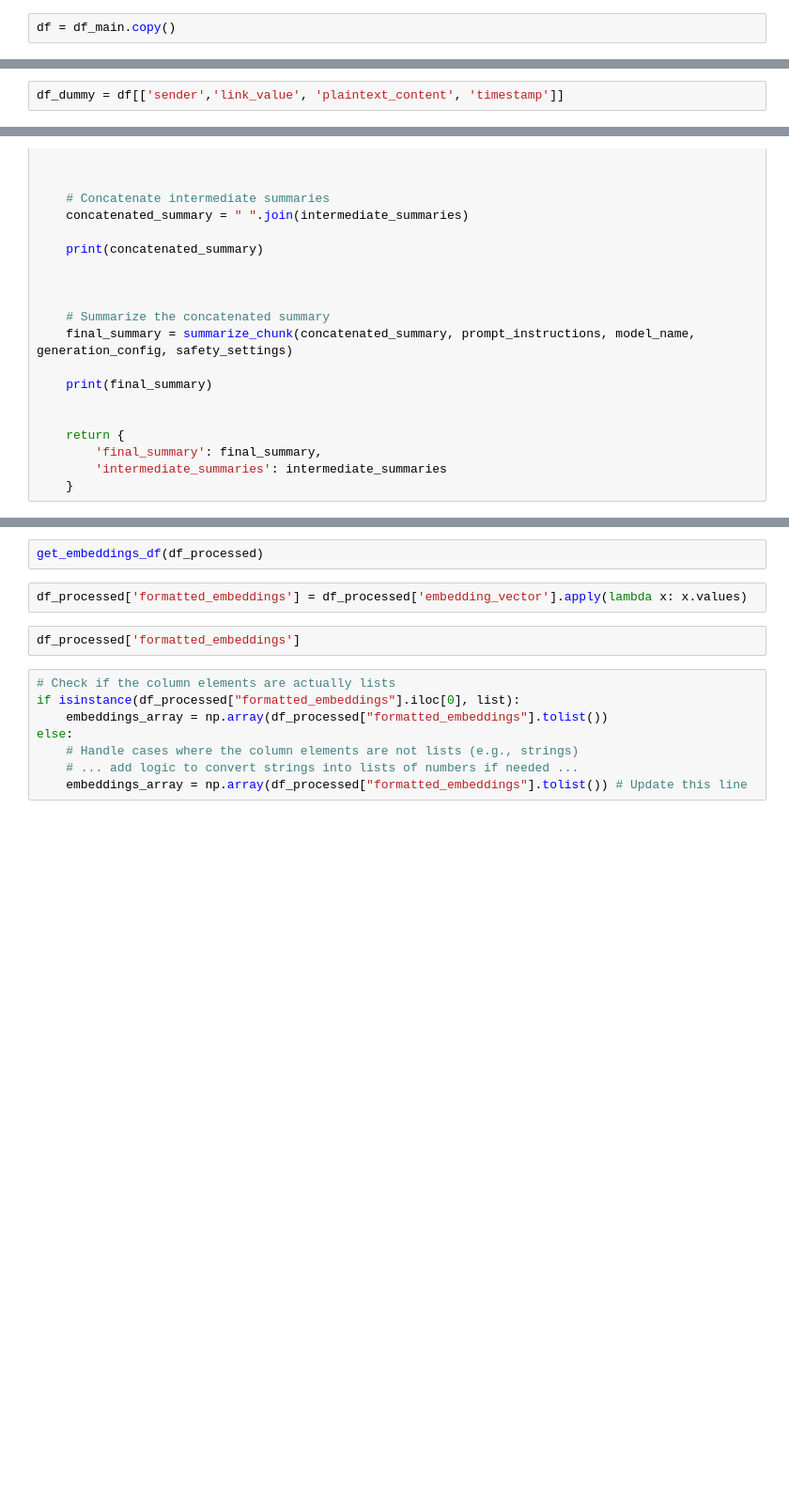
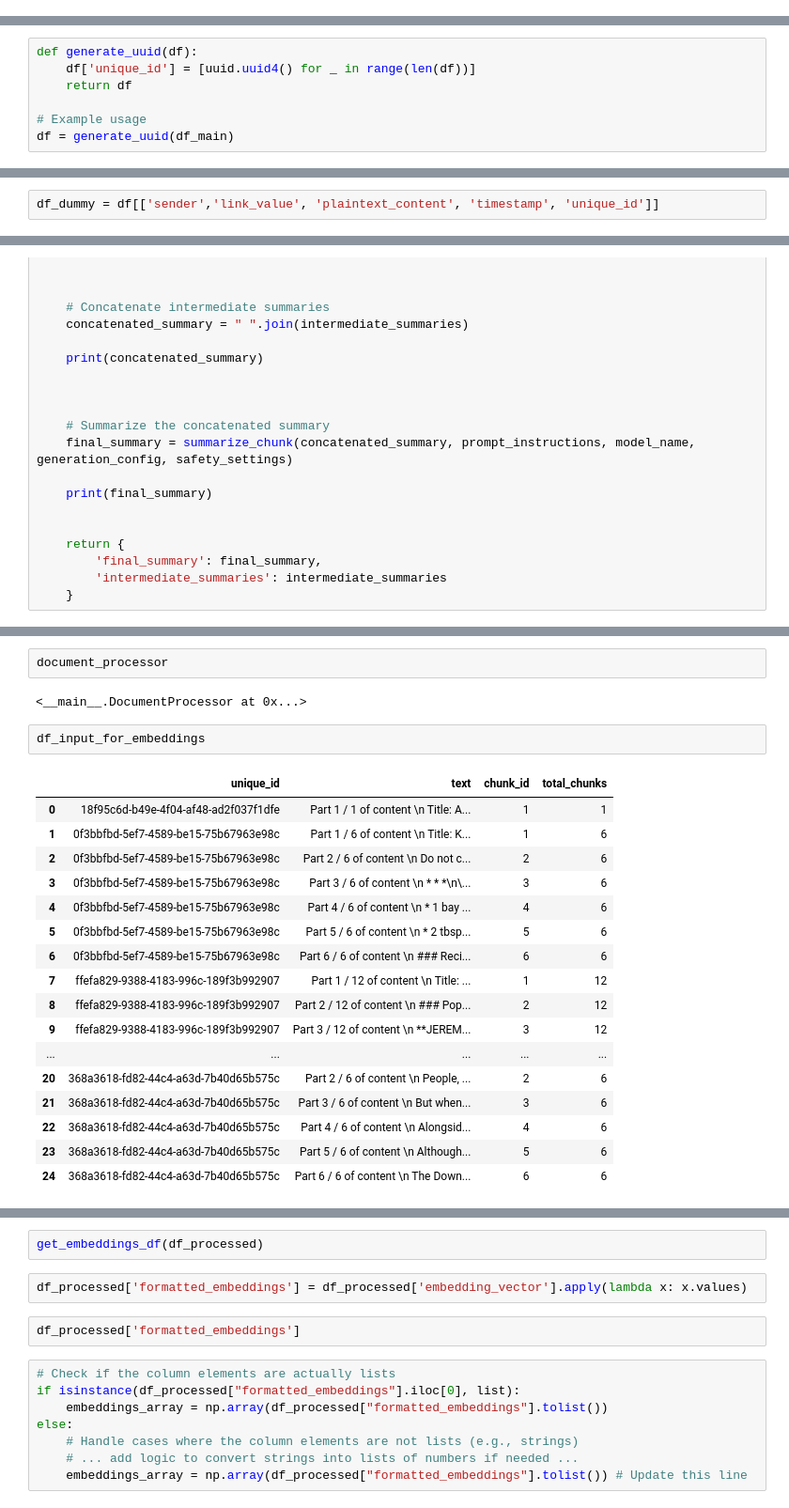
Before and after one commit to trolleyistheproblem2/archived---bonoAI, a Jupyter notebook: script/backend-demo.ipynb, the cells around one changed output, grey strips where cells are left out. Shown at 94% size. Saved outputs shown, nothing was run; the diff lists cells and outputs as text; blank space fills up the shorter version.

Commit message:
embedding chunking done, need to modify api call

```diff
--- a/script/backend-demo.ipynb
+++ b/script/backend-demo.ipynb
@@ -78,2 +97,0 @@ print(df_main)
-# %%
-df = df_main.copy()
@@ -82,3 +98,10 @@ df_main
+# %%
+def generate_uuid(df):
+    df['unique_id'] = [uuid.uuid4() for _ in range(len(df))]
+    return df
+
+# Example usage
+df = generate_uuid(df_main)
 # %%
 # Replacing the "\n" with actual new lines
 df['raw_text'] = df['raw_text'].replace(r'\n', ' ', regex=True)
@@ -106,5 +168,5 @@ df.head(5)
 # %%
-df_dummy = df[['sender','link_value', 'plaintext_content', 'timestamp']]
+df_dummy = df[['sender','link_value', 'plaintext_content', 'timestamp', 'unique_id']]
 # %%
 # Add a new column 'link_jina' with appended base URL
 df_dummy.loc[:,'link_jina'] = df_dummy['link_value'].apply(lambda x: f"https://r.jina.ai/{x}" if pd.notnull(x) else None)
@@ -504,0 +729,24 @@ OUTPUT_DIMENSIONALITY = ""
+# %%
+document_processor
+# %% [output]
+<__main__.DocumentProcessor at 0x...>
+# %%
+df_input_for_embeddings
+# %% [output]
+|  | unique_id | text | chunk_id | total_chunks |
+| 0 | 18f95c6d-b49e-4f04-af48-ad2f037f1dfe | Part 1 / 1 of content \n Title: A... | 1 | 1 |
+| 1 | 0f3bbfbd-5ef7-4589-be15-75b67963e98c | Part 1 / 6 of content \n Title: K... | 1 | 6 |
+| 2 | 0f3bbfbd-5ef7-4589-be15-75b67963e98c | Part 2 / 6 of content \n Do not c... | 2 | 6 |
+| 3 | 0f3bbfbd-5ef7-4589-be15-75b67963e98c | Part 3 / 6 of content \n * * *\n\... | 3 | 6 |
+| 4 | 0f3bbfbd-5ef7-4589-be15-75b67963e98c | Part 4 / 6 of content \n * 1 bay ... | 4 | 6 |
+| 5 | 0f3bbfbd-5ef7-4589-be15-75b67963e98c | Part 5 / 6 of content \n * 2 tbsp... | 5 | 6 |
+| 6 | 0f3bbfbd-5ef7-4589-be15-75b67963e98c | Part 6 / 6 of content \n ### Reci... | 6 | 6 |
+| 7 | ffefa829-9388-4183-996c-189f3b992907 | Part 1 / 12 of content \n Title: ... | 1 | 12 |
+| 8 | ffefa829-9388-4183-996c-189f3b992907 | Part 2 / 12 of content \n ### Pop... | 2 | 12 |
+| 9 | ffefa829-9388-4183-996c-189f3b992907 | Part 3 / 12 of content \n **JEREM... | 3 | 12 |
+| ... | ... | ... | ... | ... |
+| 20 | 368a3618-fd82-44c4-a63d-7b40d65b575c | Part 2 / 6 of content \n People, ... | 2 | 6 |
+| 21 | 368a3618-fd82-44c4-a63d-7b40d65b575c | Part 3 / 6 of content \n But when... | 3 | 6 |
+| 22 | 368a3618-fd82-44c4-a63d-7b40d65b575c | Part 4 / 6 of content \n Alongsid... | 4 | 6 |
+| 23 | 368a3618-fd82-44c4-a63d-7b40d65b575c | Part 5 / 6 of content \n Although... | 5 | 6 |
+| 24 | 368a3618-fd82-44c4-a63d-7b40d65b575c | Part 6 / 6 of content \n The Down... | 6 | 6 |
```
Also changed, not shown: parts of 31 cells of this notebook, 2 other files.
